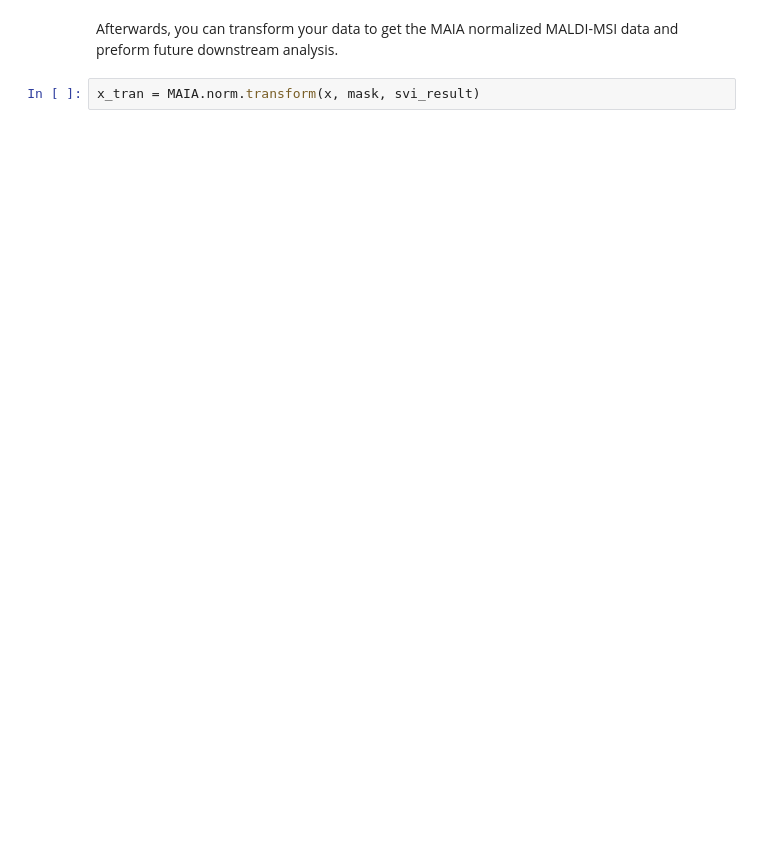
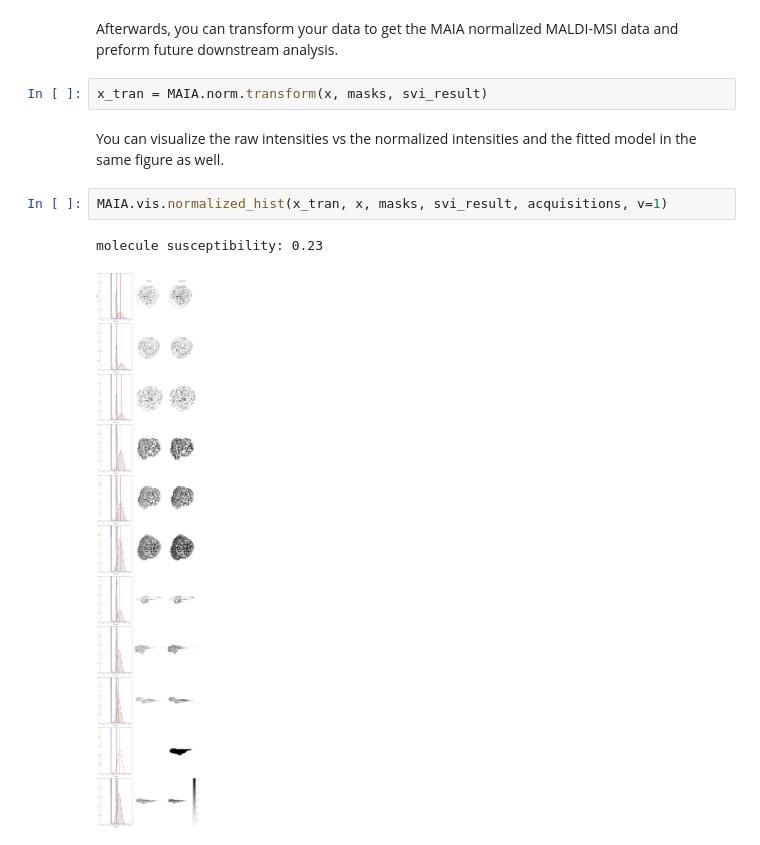
Before and after one commit to lamanno-epfl/uMAIA, a Jupyter notebook: Analysis_Tutorial.ipynb, the cells around one changed output. Cells and saved outputs as stored; diff of their text form; blank space fills up the shorter version.

```diff
--- a/Analysis_Tutorial.ipynb
+++ b/Analysis_Tutorial.ipynb
@@ -197,4 +251,11 @@ numpyro.infer.svi.SVIRunResult
 # %% [markdown]
 Afterwards, you can transform your data to get the MAIA normalized MALDI-MSI data and preform future downstream analysis.
 # %%
-x_tran = MAIA.norm.transform(x, mask, svi_result)
+x_tran = MAIA.norm.transform(x, masks, svi_result)
+# %% [markdown]
+You can visualize the raw intensities vs the normalized intensities and the fitted model in the same figure as well.
+# %%
+MAIA.vis.normalized_hist(x_tran, x, masks, svi_result, acquisitions, v=1)
+# %% [output]
+molecule susceptibility: 0.23
+[figure, added]
```
Also changed, not shown: parts of 11 cells of this notebook, 1 other file.
